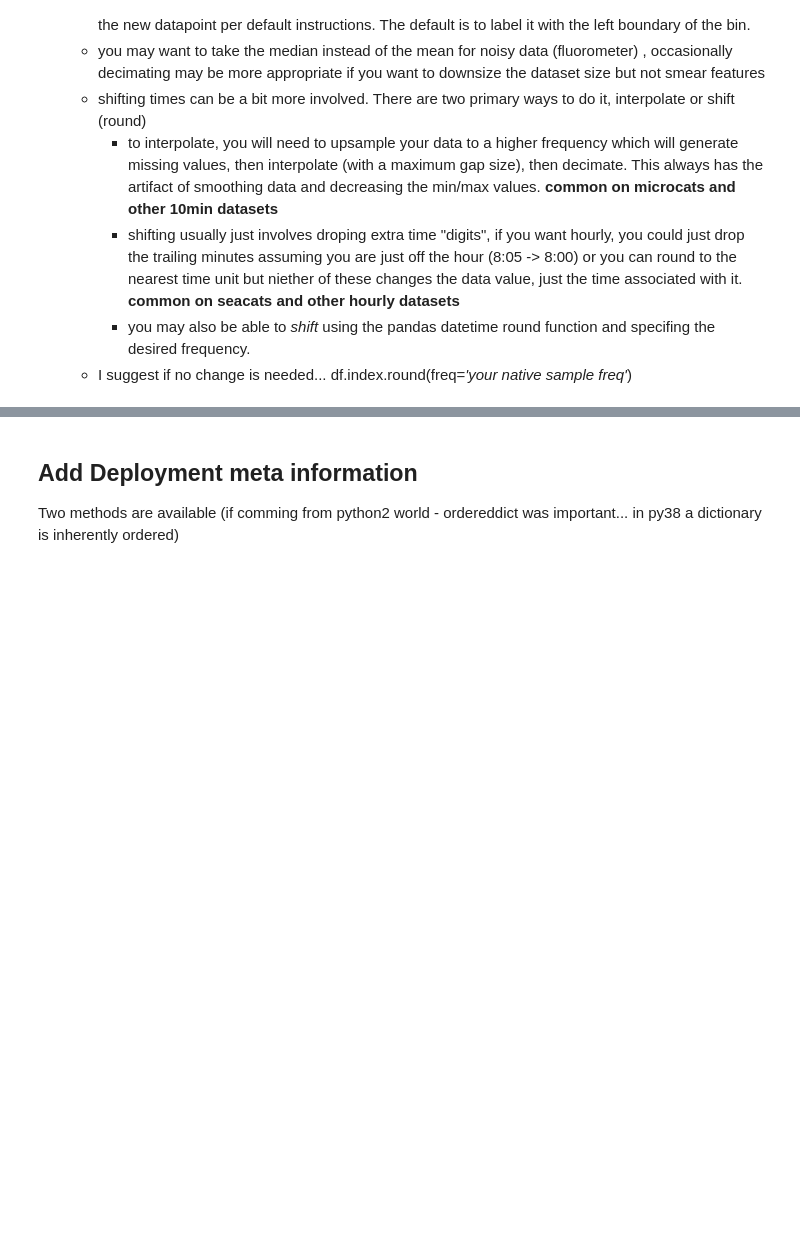
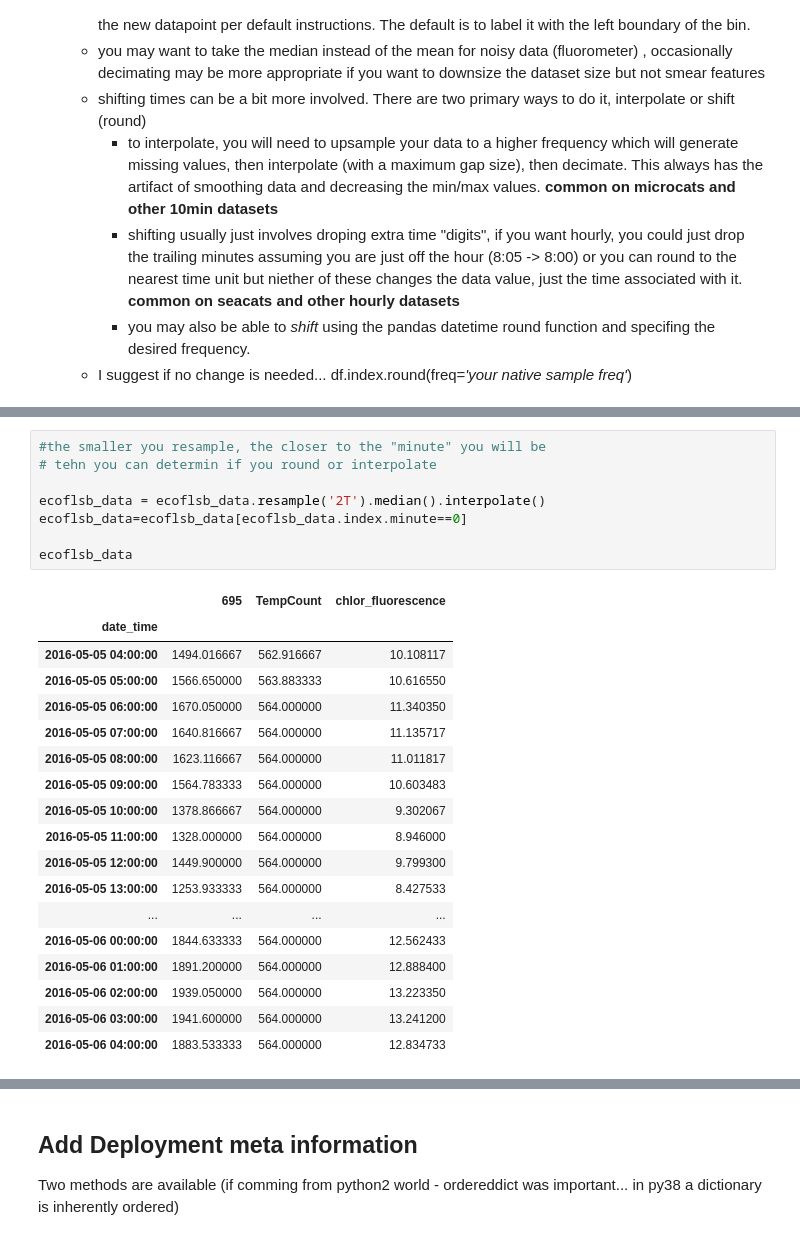
Before and after one commit to NOAA-PMEL/EcoFOCIpy, a Jupyter notebook: notebooks/EcoFOCIpy_wetlabs1channel_example.ipynb, the cells around one changed output, grey strips where cells are left out. Drawn from its saved outputs; the diff is of its cells as text; blank space fills up the shorter version.

```diff
--- a/notebooks/EcoFOCIpy_wetlabs1channel_example.ipynb
+++ b/notebooks/EcoFOCIpy_wetlabs1channel_example.ipynb
@@ -147 +176,28 @@ sbe56_wop_data
+# %%
+#the smaller you resample, the closer to the "minute" you will be
+# tehn you can determin if you round or interpolate
+
+ecoflsb_data = ecoflsb_data.resample('2T').median().interpolate()
+ecoflsb_data=ecoflsb_data[ecoflsb_data.index.minute==0]
+
+ecoflsb_data
+# %% [output]
+|  | 695 | TempCount | chlor_fluorescence |
+| date_time |  |  |  |
+| 2016-05-05 04:00:00 | 1494.016667 | 562.916667 | 10.108117 |
+| 2016-05-05 05:00:00 | 1566.650000 | 563.883333 | 10.616550 |
+| 2016-05-05 06:00:00 | 1670.050000 | 564.000000 | 11.340350 |
+| 2016-05-05 07:00:00 | 1640.816667 | 564.000000 | 11.135717 |
+| 2016-05-05 08:00:00 | 1623.116667 | 564.000000 | 11.011817 |
+| 2016-05-05 09:00:00 | 1564.783333 | 564.000000 | 10.603483 |
+| 2016-05-05 10:00:00 | 1378.866667 | 564.000000 | 9.302067 |
+| 2016-05-05 11:00:00 | 1328.000000 | 564.000000 | 8.946000 |
+| 2016-05-05 12:00:00 | 1449.900000 | 564.000000 | 9.799300 |
+| 2016-05-05 13:00:00 | 1253.933333 | 564.000000 | 8.427533 |
+| ... | ... | ... | ... |
+| 2016-05-06 00:00:00 | 1844.633333 | 564.000000 | 12.562433 |
+| 2016-05-06 01:00:00 | 1891.200000 | 564.000000 | 12.888400 |
+| 2016-05-06 02:00:00 | 1939.050000 | 564.000000 | 13.223350 |
+| 2016-05-06 03:00:00 | 1941.600000 | 564.000000 | 13.241200 |
+| 2016-05-06 04:00:00 | 1883.533333 | 564.000000 | 12.834733 |
 # %%
```
Also changed, not shown: parts of 22 cells of this notebook, 11 other files.
